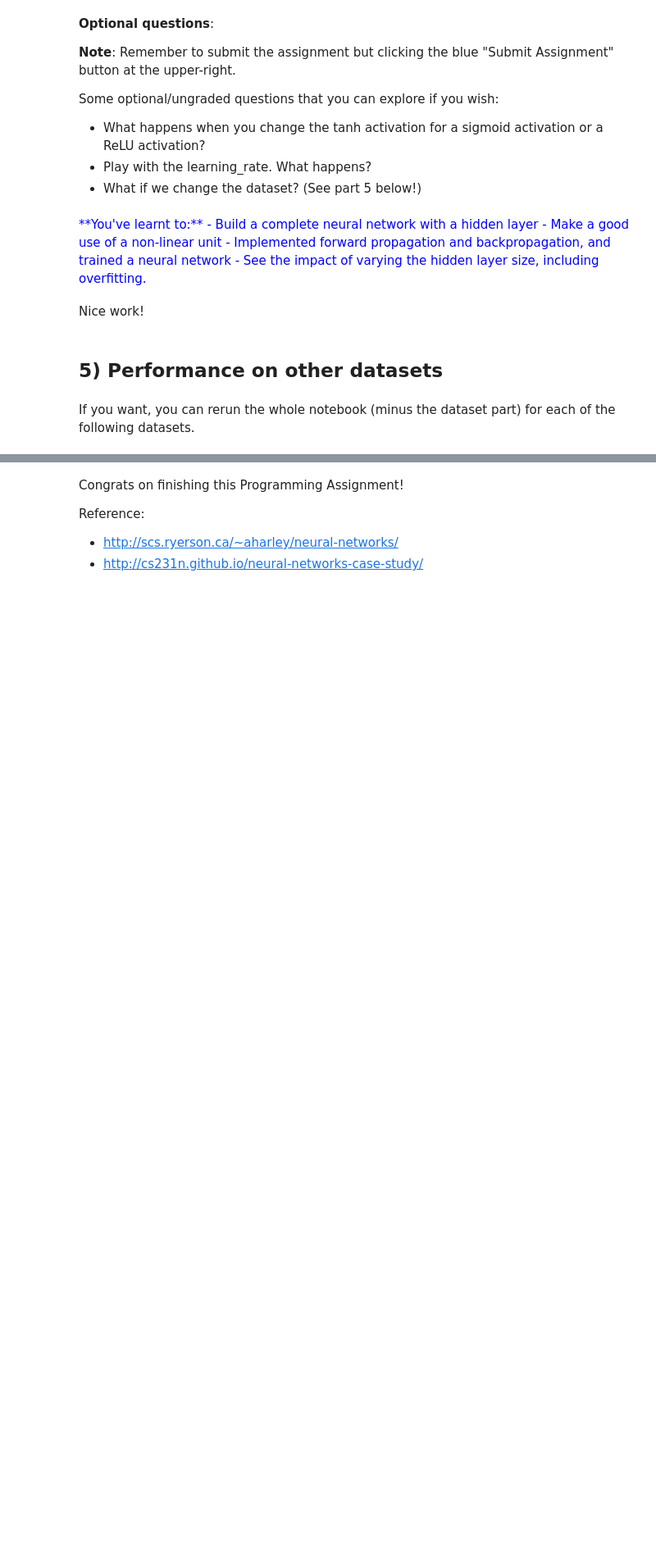
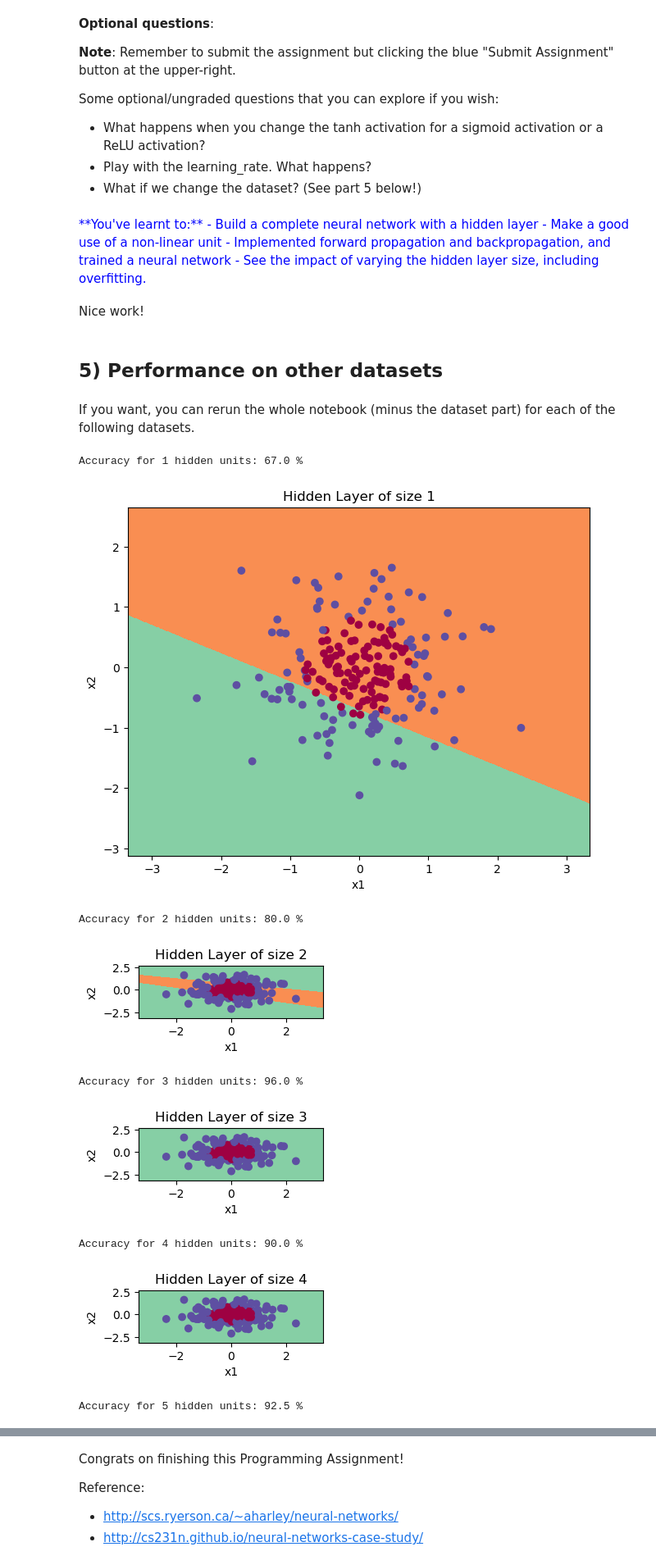
Before and after one commit to jumairahmad/AIML2025, a Jupyter notebook: Demo2/assignment3.ipynb, the cells around one changed output, grey strips where cells are left out. Shown at 82% size. Saved outputs shown, nothing was run; the diff lists cells and outputs as text; code cells hidden in the pictures; blank space fills up the shorter version.

```diff
--- a/Demo2/assignment3.ipynb
+++ b/Demo2/assignment3.ipynb
@@ -712,7 +750,11 @@ def nn_model(X, Y, n_h, num_iterations = 10000, print_cost=False):
 
     # Initialize parameters, then retrieve W1, b1, W2, b2. Inputs: "n_x, n_h, n_y". Outputs = "W1, b1, W2, b2, parameters".
     ### START CODE HERE ### (≈ 5 lines of code)
-
+    parameters = initialize_parameters(n_x, n_h, n_y)
+    W1=parameters["W1"]
+    W2=parameters["W2"]
+    b1=parameters["b1"]
+    b2=parameters["b2"]
 
 
 
@@ -726,17 +768,17 @@ def nn_model(X, Y, n_h, num_iterations = 10000, print_cost=False):
 
         ### START CODE HERE ### (≈ 4 lines of code)
         # Forward propagation. Inputs: "X, parameters". Outputs: "A2, cache".
-
+        A2, cache = forward_propagation(X, parameters)
 
         # Cost function. Inputs: "A2, Y, parameters". Outputs: "cost".
 
-
+        cost= compute_cost(A2, Y, parameters)
         # Backpropagation. Inputs: "parameters, cache, X, Y". Outputs: "grads".
 
-
+        grads = backward_propagation(parameters, cache, X, Y)
         # Gradient descent parameter update. Inputs: "parameters, grads". Outputs: "parameters".
 
-
+        parameters = update_parameters(parameters, grads)
         ### END CODE HERE ###
 
         # Print the cost every 1000 iterations
@@ -813,9 +866,11 @@ def predict(parameters, X):
 
     # Computes probabilities using forward propagation, and classifies to 0/1 using 0.5 as the threshold.
     ### START CODE HERE ### (≈ 2 lines of code)
+    A2, cache=forward_propagation(X,parameters)
+    #print(A2)
+    predictions=A2>0.5
 
-
-
+    #print(predictions)
     ### END CODE HERE ###
 
     return predictions
@@ -918,22 +1006,45 @@ If you want, you can rerun the whole notebook (minus the dataset part) for each
 # %%
 # Datasets
 noisy_circles, noisy_moons, blobs, gaussian_quantiles, no_structure = load_extra_datasets()
 
 datasets = {"noisy_circles": noisy_circles,
             "noisy_moons": noisy_moons,
             "blobs": blobs,
             "gaussian_quantiles": gaussian_quantiles}
 
-### START CODE HERE ### (choose your dataset)
 
-### END CODE HERE ###
 
-X, Y = datasets[dataset]
+## END CODE HERE ###
+
+X, Y = datasets["gaussian_quantiles"]
 X, Y = X.T, Y.reshape(1, Y.shape[0])
 
-# make blobs binary
-if dataset == "blobs":
-    Y = Y%2
+
+### START CODE HERE ### (choose your dataset)
+plt.figure(figsize=(16, 32))
+hidden_layer_sizes = [1, 2, 3, 4, 5, 10, 20]
+for i, n_h in enumerate(hidden_layer_sizes):
+    plt.subplot(5, 2, i+1)
+    plt.title('Hidden Layer of size %d' % n_h)
+    parameters = nn_model(X, Y, n_h, num_iterations = 5000)
+    plot_decision_boundary(lambda x: predict(parameters, x.T), X, Y[0, :])
+    predictions = predict(parameters, X)
+    accuracy = float((np.dot(Y,predictions.T) + np.dot(1-Y,1-predictions.T))/float(Y.size)*100)
+    print ("Accuracy for {} hidden units: {} %".format(n_h, accuracy))
+    plt.show()
+# # make blobs binary
+# if dataset == "blobs":
+#     Y = Y%2
 
 # Visualize the data
 plt.scatter(X[0, :], X[1, :], c=Y[0, :], s=40, cmap=plt.cm.Spectral);
+# %% [output]
+Accuracy for 1 hidden units: 67.0 %
+[figure, added]
+Accuracy for 2 hidden units: 80.0 %
+[figure, added]
+Accuracy for 3 hidden units: 96.0 %
+[figure, added]
+Accuracy for 4 hidden units: 90.0 %
+[figure, added]
+Accuracy for 5 hidden units: 92.5 %
```
Also changed, not shown: parts of 12 cells of this notebook.
